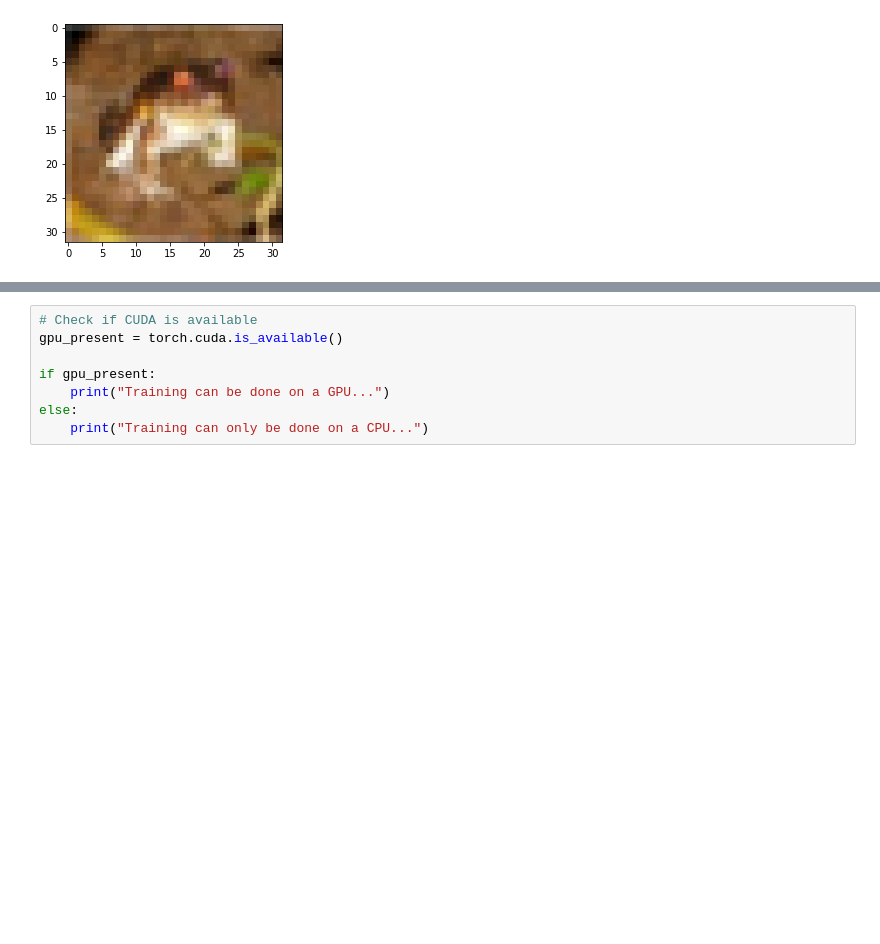
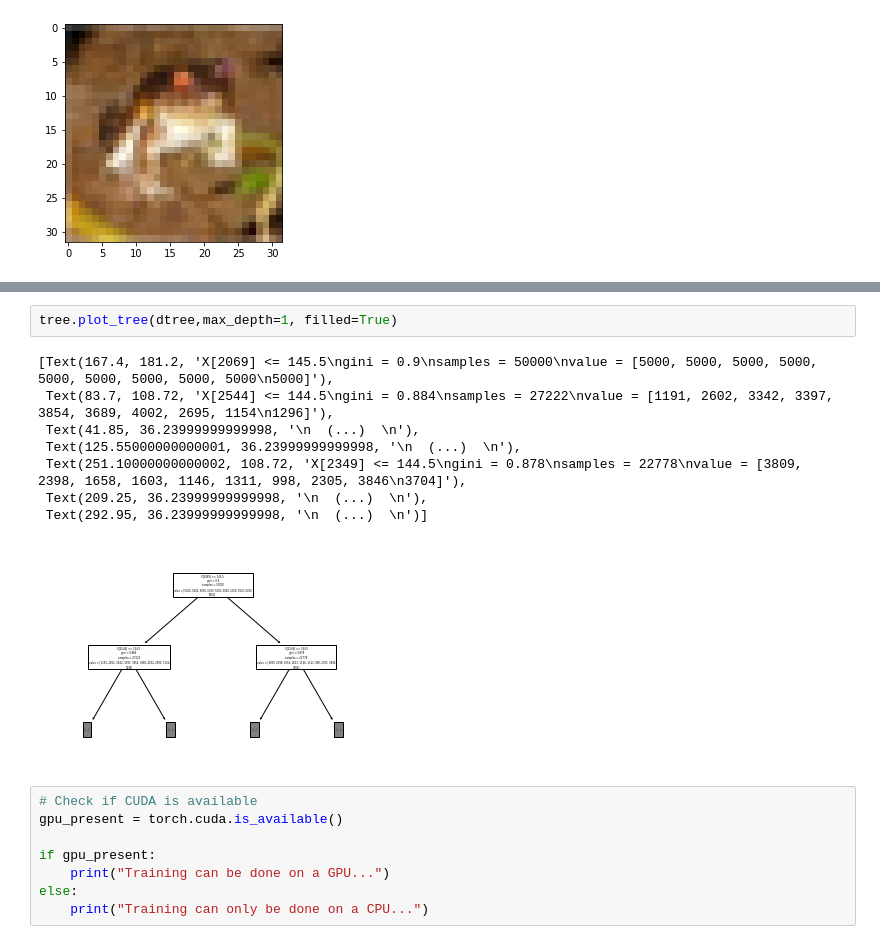
Before and after one commit to karthikbeepi/Machine-Learning-Comp-6321, a Jupyter notebook: CIFAR10/cifar-10-batches-py/CIFAR10.ipynb, the cells around one changed output, grey strips where cells are left out. Drawn from its saved outputs; the diff is of its cells as text; blank space fills up the shorter version.

```diff
--- a/CIFAR10/cifar-10-batches-py/CIFAR10.ipynb
+++ b/CIFAR10/cifar-10-batches-py/CIFAR10.ipynb
@@ -63,3 +102,14 @@ plt.imshow(X[0].reshape(3,32,32).transpose(1,2,0))
+# %%
+tree.plot_tree(dtree,max_depth=1, filled=True)
+# %% [output]
+[Text(167.4, 181.2, 'X[2069] <= 145.5\ngini = 0.9\nsamples = 50000\nvalue = [5000, 5000, 5000, 5000, 5000, 5000, 5000, 5000, 5000\n5000]'),
+ Text(83.7, 108.72, 'X[2544] <= 144.5\ngini = 0.884\nsamples = 27222\nvalue = [1191, 2602, 3342, 3397, 3854, 3689, 4002, 2695, 1154\n1296]'),
+ Text(41.85, 36.23999999999998, '\n  (...)  \n'),
+ Text(125.55000000000001, 36.23999999999998, '\n  (...)  \n'),
+ Text(251.10000000000002, 108.72, 'X[2349] <= 144.5\ngini = 0.878\nsamples = 22778\nvalue = [3809, 2398, 1658, 1603, 1146, 1311, 998, 2305, 3846\n3704]'),
+ Text(209.25, 36.23999999999998, '\n  (...)  \n'),
+ Text(292.95, 36.23999999999998, '\n  (...)  \n')]
+[figure, added]
 # %%
 # Check if CUDA is available
 gpu_present = torch.cuda.is_available()
```
Also changed, not shown: parts of 12 cells of this notebook.
